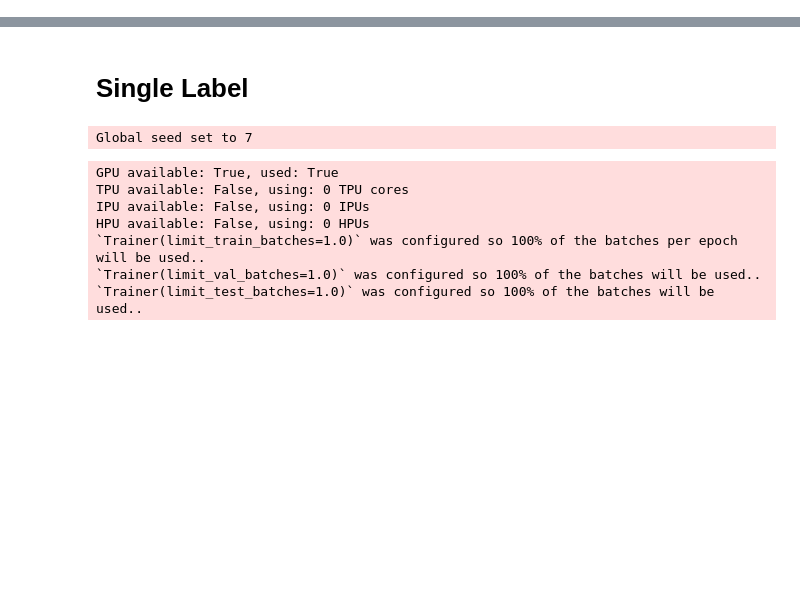
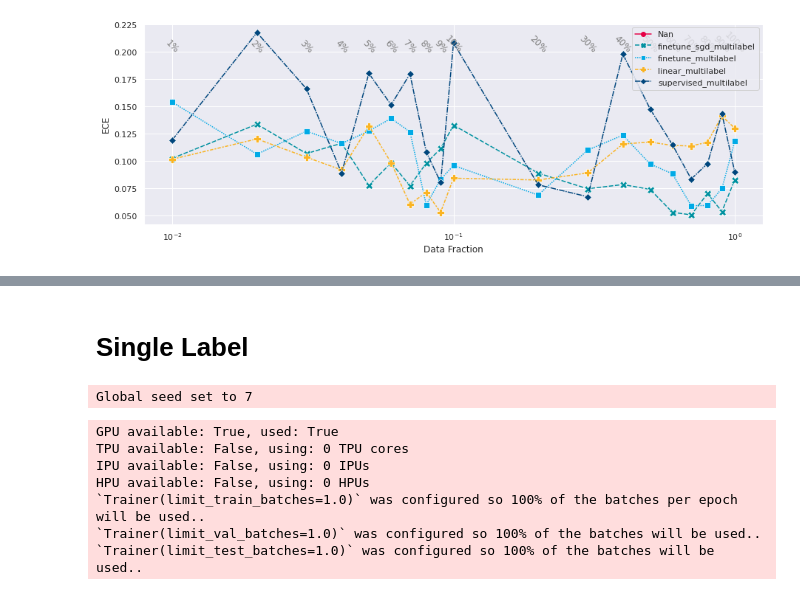
Before and after one commit to m-dml/plankton-classifier, a Jupyter notebook: notebooks/Run_on_test_data_multilabel.ipynb, the cells around one changed output, grey strips where cells are left out. Cells and saved outputs as stored; diff of their text form; code cells hidden in the pictures; blank space fills up the shorter version.

```diff
--- a/notebooks/Run_on_test_data_multilabel.ipynb
+++ b/notebooks/Run_on_test_data_multilabel.ipynb
@@ -210,13 +305,43 @@ plt.savefig("Accuracies_Testing_Multilabel.png", dpi=300)
+# %%
+fig, ax = plt.subplots(figsize=(15,5))
+sns.lineplot(x="Data Fraction", y="ECE", hue="Model", style="Model", data=multi_label_df, ax=ax, palette=hereon_color_array,  markers=True, markersize=10,)
+
+for item in data_splits_per_experiment:
+    ax.text(item,0.2,f'{item * 100:.0f}%',color="grey", horizontalalignment="center", rotation=-45)
+
+handles, labels = ax.get_legend_handles_labels()
+ax.legend(handles[1:], labels[1:])
+ax.set_xscale("log")
+ax.legend(bbox_to_anchor=(0., 1.02, 1., .102), loc='lower left',
+          ncol=2, mode="expand", borderaxespad=0., fontsize=10)
+plt.tight_layout()
+plt.savefig("ECE_Testing_Multilabel.png", dpi=300)
+# %%
+fig, ax = plt.subplots(figsize=(15,5))
+sns.lineplot(x="Data Fraction", y="loss/Testing", hue="Model", style="Model", data=multi_label_df, ax=ax, palette=hereon_color_array,  markers=True, markersize=10,)
+
+for item in data_splits_per_experiment:
+    ax.text(item,2,f'{item * 100:.0f}%',color="grey", horizontalalignment="center", rotation=-45)
+
+handles, labels = ax.get_legend_handles_labels()
+ax.legend(handles[1:], labels[1:])
+ax.set_xscale("log")
+ax.legend(loc="best")
+plt.savefig("KLDiv_Testing_Multilabel.png", dpi=300)
 # %%
 fig, ax = plt.subplots(figsize=(15,5))
 sns.lineplot(x="Data Fraction", y="ECE", hue="Model", style="Model", data=multi_label_df, ax=ax, palette=hereon_color_array,  markers=True, markersize=10,)
 
 for item in data_splits_per_experiment:
     ax.text(item,0.2,f'{item * 100:.0f}%',color="grey", horizontalalignment="center", rotation=-45)
 
+handles, labels = ax.get_legend_handles_labels()
+ax.legend(handles[1:], labels[1:])
 ax.set_xscale("log")
 ax.legend(loc="best")
 plt.savefig("ECE_Testing_Multilabel.png", dpi=300)
+# %% [output]
+[figure, added]
 # %%
 fig, ax = plt.subplots(figsize=(15,5))
 sns.lineplot(x="Data Fraction", y="loss/Testing", hue="Model", style="Model", data=multi_label_df, ax=ax, palette=hereon_color_array,  markers=True, markersize=10,)
```
Also changed, not shown: parts of 26 cells of this notebook, 12 other files.
